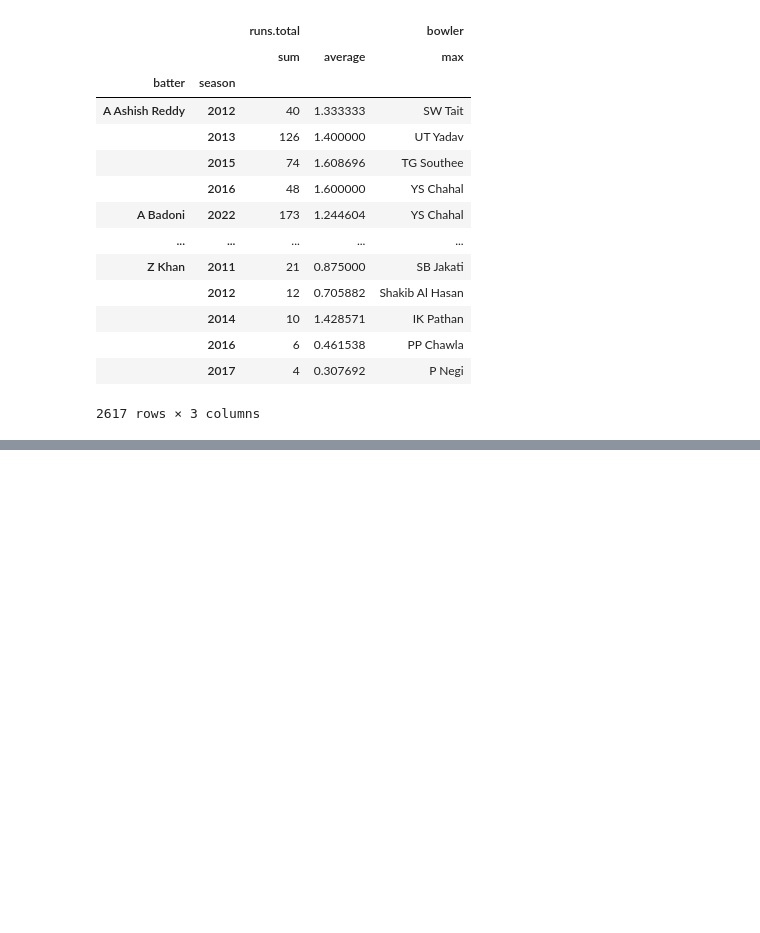
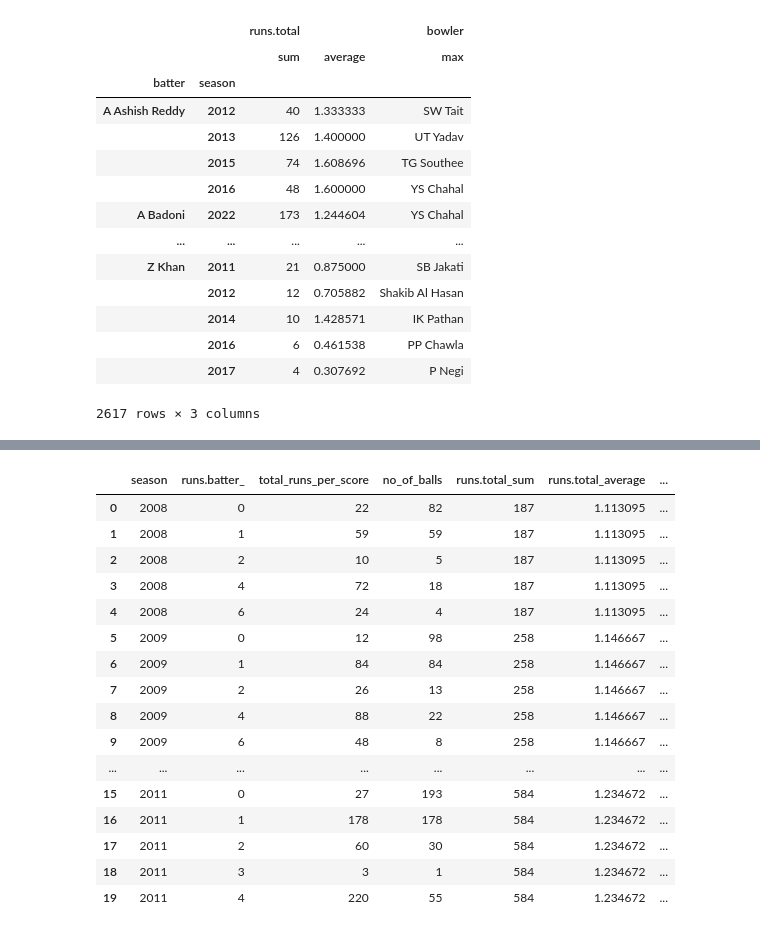
Before and after one commit to mashriram/ipl_analysis, a Jupyter notebook: load_ball_by_ball_data.ipynb, the cells around one changed output, grey strips where cells are left out. Saved outputs shown, nothing was run; the diff lists cells and outputs as text; code cells hidden in the pictures; blank space fills up the shorter version.

```diff
--- a/load_ball_by_ball_data.ipynb
+++ b/load_ball_by_ball_data.ipynb
@@ -304,0 +433,20 @@ df_merged.groupby(['batter','season']).agg({'runs.total':[np.sum,np.average],'bo
+# %%
+v_kohli.head(20)
+# %% [output]
+|  | season | runs.batter_ | total_runs_per_score | no_of_balls | runs.total_sum | runs.total_average | ... |
+| 0 | 2008 | 0 | 22 | 82 | 187 | 1.113095 | ... |
+| 1 | 2008 | 1 | 59 | 59 | 187 | 1.113095 | ... |
+| 2 | 2008 | 2 | 10 | 5 | 187 | 1.113095 | ... |
+| 3 | 2008 | 4 | 72 | 18 | 187 | 1.113095 | ... |
+| 4 | 2008 | 6 | 24 | 4 | 187 | 1.113095 | ... |
+| 5 | 2009 | 0 | 12 | 98 | 258 | 1.146667 | ... |
+| 6 | 2009 | 1 | 84 | 84 | 258 | 1.146667 | ... |
+| 7 | 2009 | 2 | 26 | 13 | 258 | 1.146667 | ... |
+| 8 | 2009 | 4 | 88 | 22 | 258 | 1.146667 | ... |
+| 9 | 2009 | 6 | 48 | 8 | 258 | 1.146667 | ... |
+| ... | ... | ... | ... | ... | ... | ... | ... |
+| 15 | 2011 | 0 | 27 | 193 | 584 | 1.234672 | ... |
+| 16 | 2011 | 1 | 178 | 178 | 584 | 1.234672 | ... |
+| 17 | 2011 | 2 | 60 | 30 | 584 | 1.234672 | ... |
+| 18 | 2011 | 3 | 3 | 1 | 584 | 1.234672 | ... |
+| 19 | 2011 | 4 | 220 | 55 | 584 | 1.234672 | ... |
```
Also changed, not shown: parts of 30 cells of this notebook, 3 other files.
